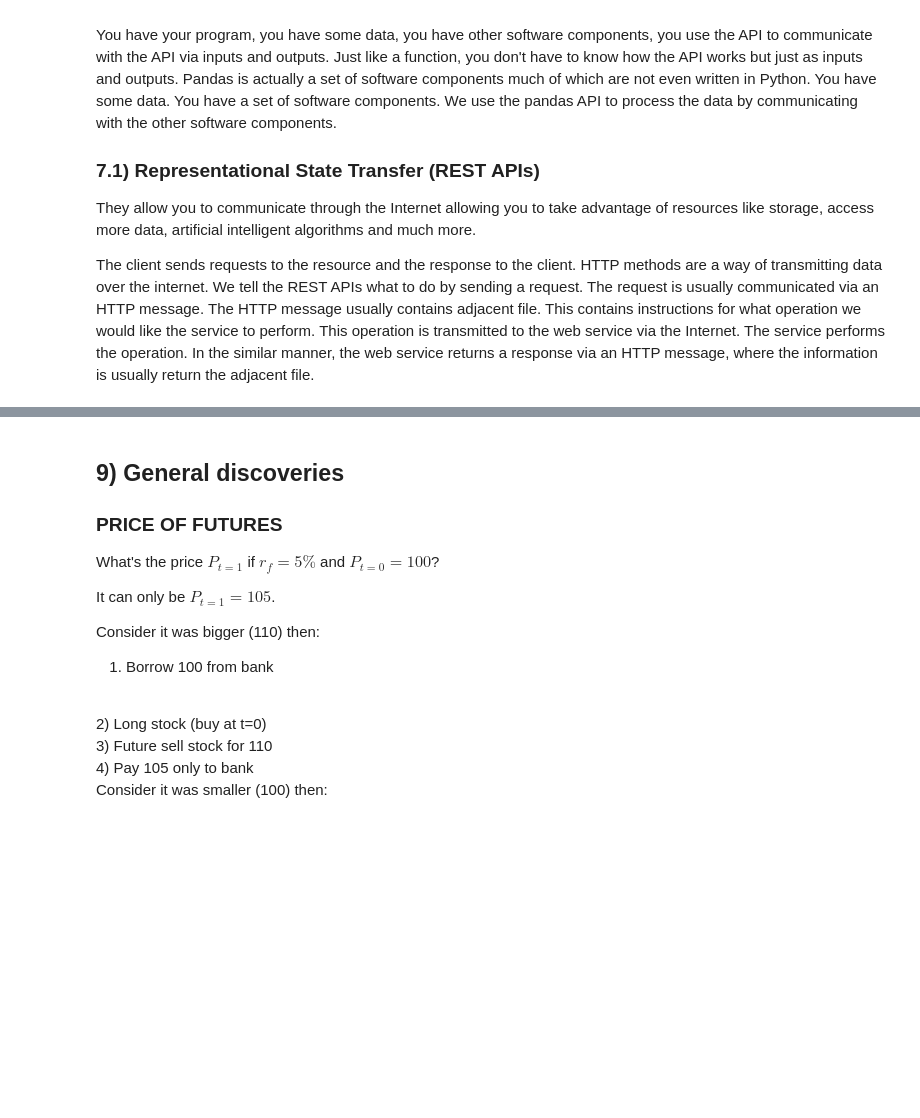
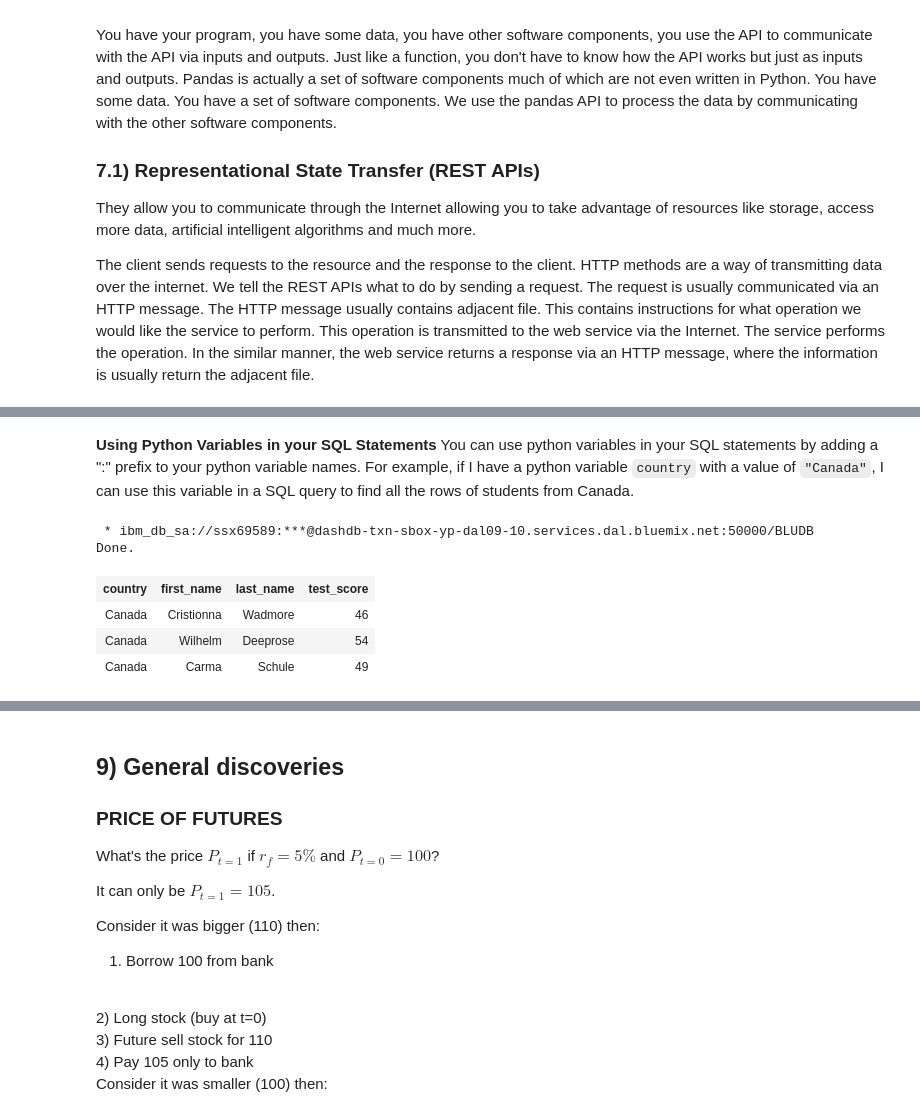
Before and after one commit to hheimpel/Python_samples, a Jupyter notebook: General_Python.ipynb, the cells around one changed output, grey strips where cells are left out. Saved outputs shown, nothing was run; the diff lists cells and outputs as text; code cells hidden in the pictures; blank space fills up the shorter version.

```diff
--- a/General_Python.ipynb
+++ b/General_Python.ipynb
@@ -1547,0 +2040,13 @@ bulls_games_DF.head()
+# %% [markdown]
+**Using Python Variables in your SQL Statements**
+You can use python variables in your SQL statements by adding a ":" prefix to your python variable names. For example, if I have a python variable `country` with a value of `"Canada"`, I can use this variable in a SQL query to find all the rows of students from Canada.
+# %%
+country = "Canada"
+%sql select * from INTERNATIONAL_STUDENT_TEST_SCORES where country = :country
+# %% [output]
+ * ibm_db_sa://ssx69589:***@dashdb-txn-sbox-yp-dal09-10.services.dal.bluemix.net:50000/BLUDB
+Done.
+| country | first_name | last_name | test_score |
+| Canada | Cristionna | Wadmore | 46 |
+| Canada | Wilhelm | Deeprose | 54 |
+| Canada | Carma | Schule | 49 |
```
Also changed, not shown: parts of 22 cells of this notebook.
